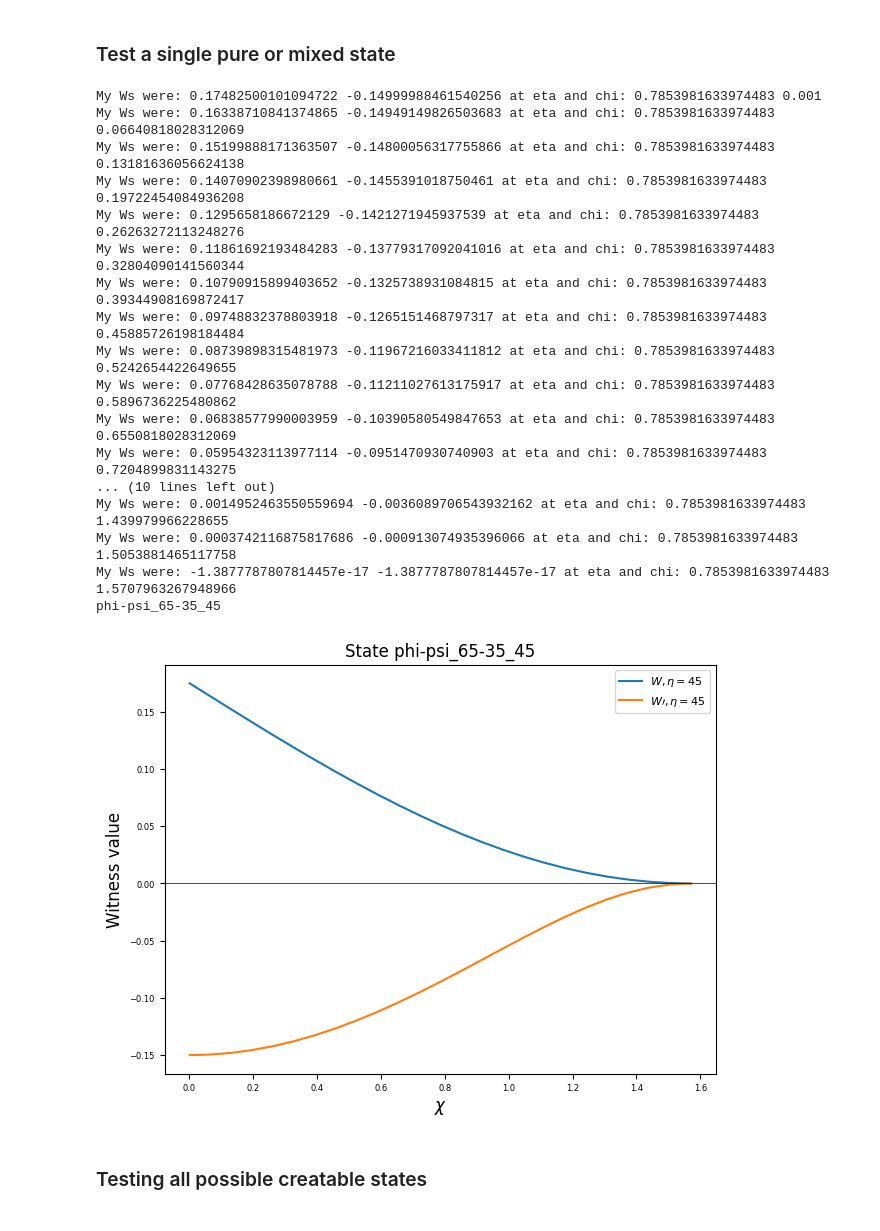
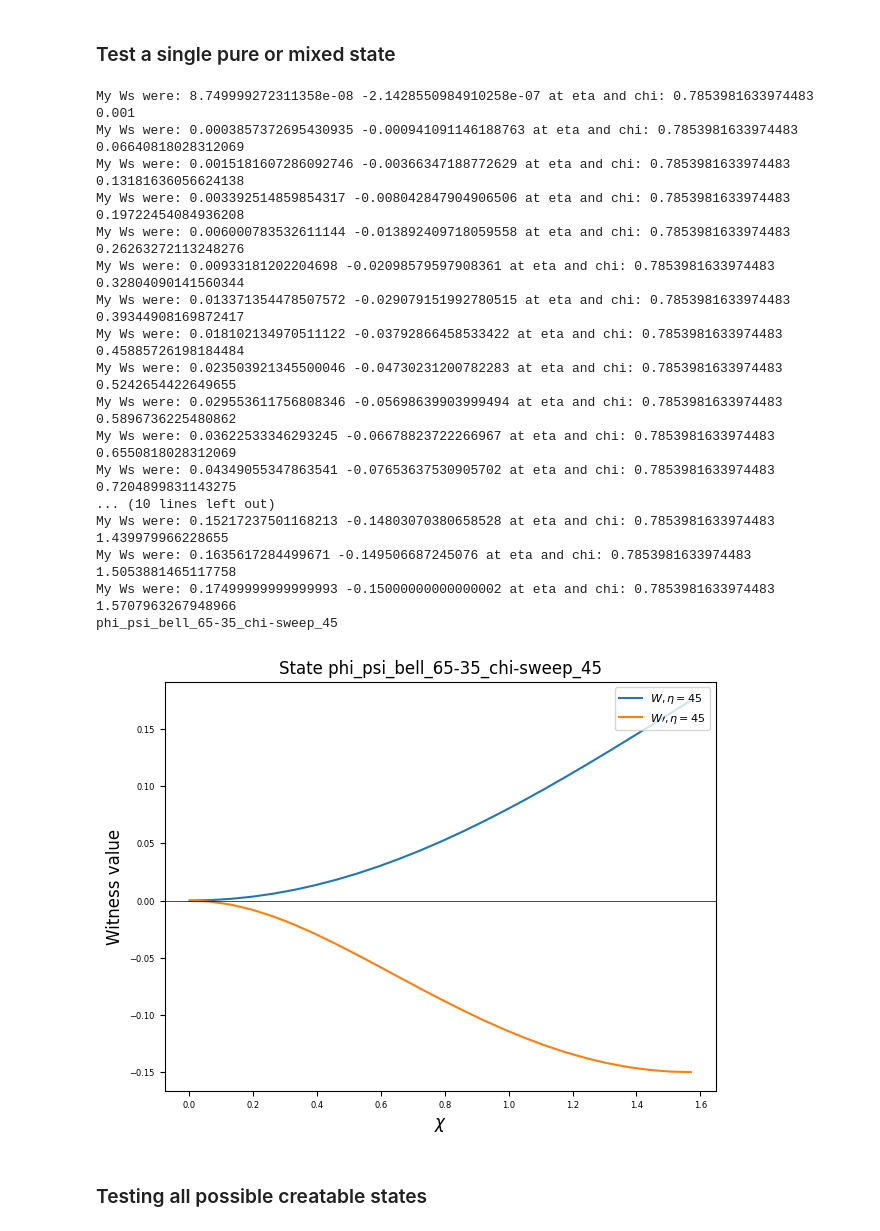
Before and after one commit to Lynn-Quantum-Optics/Summer-2024, a Jupyter notebook: lev/finding_states/any_state_gen.ipynb, the cells around one changed output. Drawn from its saved outputs; the diff is of its cells as text; code cells hidden in the pictures.

```diff
--- a/lev/finding_states/any_state_gen.ipynb
+++ b/lev/finding_states/any_state_gen.ipynb
@@ -235,9 +235,9 @@ points = 25 # number of points to take
 num_etas = 1  # the number of etas you choose below
 etas = [np.pi/4] #np.pi/12, np.pi/6, np.pi/4 , np.pi/3
 chis = np.linspace(0.001, np.pi/2, points)
-file_name = 'phi-psi_65-35' # choose descriptively based on names list
-names = ['phi minus, psi plus', 'phi plus, psi minus']
-probs = [0.35, 0.65] # single value list of 1 if creating a pure state
+file_name = 'phi_psi_bell_65-35_chi-sweep' # choose descriptively based on names list
+names = ['phi plus, phi minus', 'psi plus, psi minus']
+probs = [0.65, 0.35] # single value list of 1 if creating a pure state
 plot = True
 
 ####### Create states and get rhos
@@ -267,50 +267,50 @@ chi_arr = [[] for _ in range(num_etas)]
 
 ### Save witness values to above lists of lists
 for i, rhos_per_eta in enumerate(rho_actuals):
     for j, rho in enumerate(rhos_per_eta):
         # find the minimum witness expectation value of the 3 w primes and of the W.
         # Add in to get which W was minimum: W_min_name, Wp1_min_name, Wp2_min_name, Wp3_min_name, W_param, Wp1_param, Wp2_param, Wp3_param,  verbose = True
         e = etas[i]
         c = chis[j]
         WM, WP1, WP2, WP3 = analyze_rho(rho)
         min_wp = min(WP1, WP2, WP3)
         print('My Ws were:', WM, min_wp, 'at eta and chi:', e, c)
         # Assuming that the index i corresponds to the eta trial number (0 to 3)
         W_arr[i].append(WM)
         Wp_arr[i].append(min_wp)
         eta_arr[i].append(e)
         chi_arr[i].append(c)
 
 # Save each list to a separate CSV file
 for i in range(num_etas):
     data = pd.DataFrame({
         'W': W_arr[i],
         'min_W_prime': Wp_arr[i],
         'eta_arr': eta_arr[i],
         'chi': chi_arr[i]
     })
     data.to_csv(f'paper_states/{file_name}_{etas[i]}.csv', index=False)
 if plot == True:
         plot_all(file_name, etas)
 # %% [output]
-My Ws were: 0.17482500101094722 -0.14999988461540256 at eta and chi: 0.7853981633974483 0.001
-My Ws were: 0.16338710841374865 -0.14949149826503683 at eta and chi: 0.7853981633974483 0.06640818028312069
-My Ws were: 0.15199888171363507 -0.14800056317755866 at eta and chi: 0.7853981633974483 0.13181636056624138
-My Ws were: 0.14070902398980661 -0.1455391018750461 at eta and chi: 0.7853981633974483 0.19722454084936208
-My Ws were: 0.1295658186672129 -0.1421271945937539 at eta and chi: 0.7853981633974483 0.26263272113248276
-My Ws were: 0.11861692193484283 -0.13779317092041016 at eta and chi: 0.7853981633974483 0.32804090141560344
-My Ws were: 0.10790915899403652 -0.1325738931084815 at eta and chi: 0.7853981633974483 0.39344908169872417
-My Ws were: 0.09748832378803918 -0.1265151468797317 at eta and chi: 0.7853981633974483 0.45885726198184484
-My Ws were: 0.08739898315481973 -0.11967216033411812 at eta and chi: 0.7853981633974483 0.5242654422649655
-My Ws were: 0.07768428635078788 -0.11211027613175917 at eta and chi: 0.7853981633974483 0.5896736225480862
-My Ws were: 0.06838577990003959 -0.10390580549847653 at eta and chi: 0.7853981633974483 0.6550818028312069
-My Ws were: 0.05954323113977114 -0.0951470930740903 at eta and chi: 0.7853981633974483 0.7204899831143275
+My Ws were: 8.749999272311358e-08 -2.1428550984910258e-07 at eta and chi: 0.7853981633974483 0.001
+My Ws were: 0.0003857372695430935 -0.000941091146188763 at eta and chi: 0.7853981633974483 0.06640818028312069
+My Ws were: 0.0015181607286092746 -0.00366347188772629 at eta and chi: 0.7853981633974483 0.13181636056624138
+My Ws were: 0.003392514859854317 -0.008042847904906506 at eta and chi: 0.7853981633974483 0.19722454084936208
+My Ws were: 0.006000783532611144 -0.013892409718059558 at eta and chi: 0.7853981633974483 0.26263272113248276
+My Ws were: 0.00933181202204698 -0.02098579597908361 at eta and chi: 0.7853981633974483 0.32804090141560344
+My Ws were: 0.013371354478507572 -0.029079151992780515 at eta and chi: 0.7853981633974483 0.39344908169872417
+My Ws were: 0.018102134970511122 -0.03792866458533422 at eta and chi: 0.7853981633974483 0.45885726198184484
+My Ws were: 0.023503921345500046 -0.04730231200782283 at eta and chi: 0.7853981633974483 0.5242654422649655
+My Ws were: 0.029553611756808346 -0.05698639903999494 at eta and chi: 0.7853981633974483 0.5896736225480862
+My Ws were: 0.03622533346293245 -0.06678823722266967 at eta and chi: 0.7853981633974483 0.6550818028312069
+My Ws were: 0.04349055347863541 -0.07653637530905702 at eta and chi: 0.7853981633974483 0.7204899831143275
 ... (10 lines left out)
-My Ws were: 0.0014952463550559694 -0.0036089706543932162 at eta and chi: 0.7853981633974483 1.439979966228655
-My Ws were: 0.0003742116875817686 -0.000913074935396066 at eta and chi: 0.7853981633974483 1.5053881465117758
-My Ws were: -1.3877787807814457e-17 -1.3877787807814457e-17 at eta and chi: 0.7853981633974483 1.5707963267948966
-phi-psi_65-35_45
+My Ws were: 0.15217237501168213 -0.14803070380658528 at eta and chi: 0.7853981633974483 1.439979966228655
+My Ws were: 0.1635617284499671 -0.149506687245076 at eta and chi: 0.7853981633974483 1.5053881465117758
+My Ws were: 0.17499999999999993 -0.15000000000000002 at eta and chi: 0.7853981633974483 1.5707963267948966
+phi_psi_bell_65-35_chi-sweep_45
-[figure, old version]
+[figure, new version]
 # %% [markdown]
 ### Testing all possible creatable states
 # %%
```
Also changed, not shown: 13 other files.
